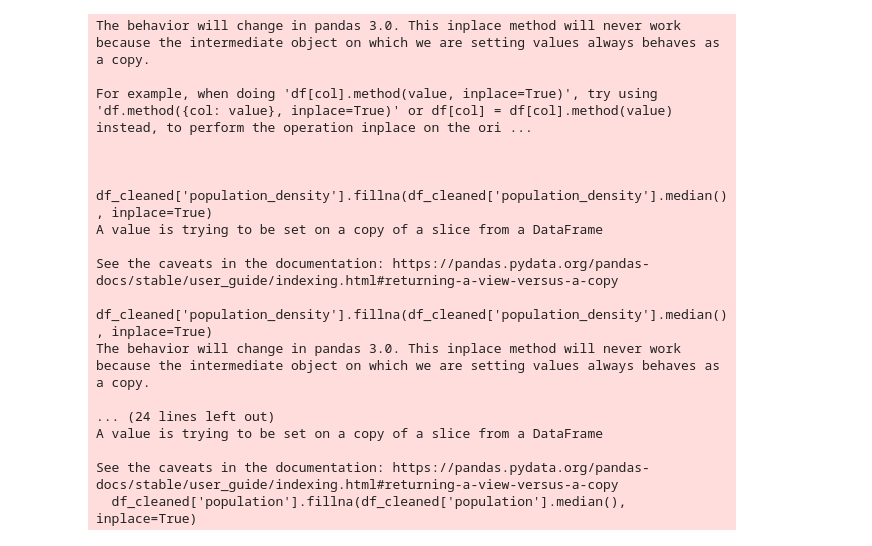
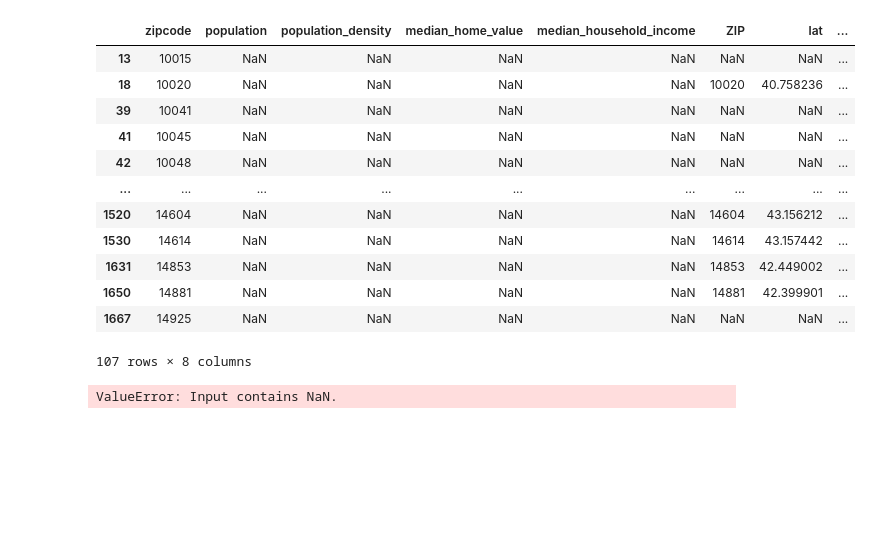
Before and after one commit to NikAkt/reiah, a Jupyter notebook: data_analytics/data_cleaning/housing_data/house_price.ipynb, the cells around one changed output. Drawn from its saved outputs; the diff is of its cells as text; code cells hidden in the pictures; blank space fills up the shorter version.

```diff
--- a/data_analytics/data_cleaning/housing_data/house_price.ipynb
+++ b/data_analytics/data_cleaning/housing_data/house_price.ipynb
@@ -65,23 +209,26 @@ Rows with missing values:
-# %%
-df_cleaned['population_density'].fillna(df_cleaned['population_density'].median(), inplace=True)
-df_cleaned['median_home_value'].fillna(df_cleaned['median_home_value'].median(), inplace=True)
-df_cleaned['median_household_income'].fillna(df_cleaned['median_household_income'].median(), inplace=True)
-df_cleaned['population'].fillna(df_cleaned['population'].median(), inplace=True)
-# %% [output]
-The behavior will change in pandas 3.0. This inplace method will never work because the intermediate object on which we are setting values always behaves as a copy.
-
-For example, when doing 'df[col].method(value, inplace=True)', try using 'df.method({col: value}, inplace=True)' or df[col] = df[col].method(value) instead, to perform the operation inplace on the ori ...
-
-
-  df_cleaned['population_density'].fillna(df_cleaned['population_density'].median(), inplace=True)
-A value is trying to be set on a copy of a slice from a DataFrame
-
-See the caveats in the documentation: https://pandas.pydata.org/pandas-docs/stable/user_guide/indexing.html#returning-a-view-versus-a-copy
-  df_cleaned['population_density'].fillna(df_cleaned['population_density'].median(), inplace=True)
-The behavior will change in pandas 3.0. This inplace method will never work because the intermediate object on which we are setting values always behaves as a copy.
-
-... (24 lines left out)
-A value is trying to be set on a copy of a slice from a DataFrame
-
-See the caveats in the documentation: https://pandas.pydata.org/pandas-docs/stable/user_guide/indexing.html#returning-a-view-versus-a-copy
-  df_cleaned['population'].fillna(df_cleaned['population'].median(), inplace=True)
+# %%
+# Rename the columns to match the rest of the script
+df_cleaned.rename(columns={'LAT': 'lat', 'LNG': 'lng'}, inplace=True)
+# %%
+# Converting necessary fields to numeric and latitude/longitude to radians for geographic calculations
+df_cleaned.loc[:, 'zipcode'] = pd.to_numeric(df_cleaned['zipcode'], errors='coerce')
+df_cleaned.loc[:, 'lat'] = pd.to_numeric(df_cleaned['lat'], errors='coerce')
+df_cleaned.loc[:, 'lng'] = pd.to_numeric(df_cleaned['lng'], errors='coerce')
+df_cleaned[['lat_rad', 'lng_rad']] = np.radians(df_cleaned[['lat', 'lng']])
+# %%
+missing_values = df_cleaned[df_cleaned['median_home_value'].isnull()]
+missing_values
+# %% [output]
+|  | zipcode | population | population_density | median_home_value | median_household_income | ZIP | lat | ... |
+| 13 | 10015 | NaN | NaN | NaN | NaN | NaN | NaN | ... |
+| 18 | 10020 | NaN | NaN | NaN | NaN | 10020 | 40.758236 | ... |
+| 39 | 10041 | NaN | NaN | NaN | NaN | NaN | NaN | ... |
+| 41 | 10045 | NaN | NaN | NaN | NaN | NaN | NaN | ... |
+| 42 | 10048 | NaN | NaN | NaN | NaN | NaN | NaN | ... |
+| ... | ... | ... | ... | ... | ... | ... | ... | ... |
+| 1520 | 14604 | NaN | NaN | NaN | NaN | 14604 | 43.156212 | ... |
+| 1530 | 14614 | NaN | NaN | NaN | NaN | 14614 | 43.157442 | ... |
+| 1631 | 14853 | NaN | NaN | NaN | NaN | 14853 | 42.449002 | ... |
+| 1650 | 14881 | NaN | NaN | NaN | NaN | 14881 | 42.399901 | ... |
+| 1667 | 14925 | NaN | NaN | NaN | NaN | NaN | NaN | ... |
+107 rows × 8 columns
@@ -87,0 +237,31 @@ See the caveats in the documentation: https://pandas.pydata.org/pandas-docs/stab
+# %%
+from sklearn.neighbors import BallTree
+import numpy as np
+
+# Convert lat/lng to radians for use in BallTree
+df_cleaned[['lat_rad', 'lng_rad']] = np.radians(df_cleaned[['lat', 'lng']])
+
+# Create a BallTree
+tree = BallTree(df_cleaned[['lat_rad', 'lng_rad']].dropna())
+
+# Enhanced imputation function for median home values and household incomes
+def impute_values(row, column_name, k=10):
+    if pd.isna(row[column_name]):
+        # Query the tree for the k closest points
+        distances, indices = tree.query([row[['lat_rad', 'lng_rad']]], k=k)
+        # Calculate the average of these points' column values
+        valid_values = df_cleaned.iloc[indices[0]][column_name].dropna()
+        if valid_values.empty:
+            return df_cleaned[column_name].dropna().mean()  # Fallback to the overall mean if no valid neighbors
+        return valid_values.mean()
+    else:
+        return row[column_name]
+
+# Apply the enhanced functions
+df_cleaned['median_home_value'] = df_cleaned.apply(impute_values, args=('median_home_value',), axis=1)
+df_cleaned['median_household_income'] = df_cleaned.apply(impute_values, args=('median_household_income',), axis=1)
+
+# Check the final status of missing values
+print(df_cleaned[['median_home_value', 'median_household_income']].isnull().sum())
+# %% [output]
+ValueError: Input contains NaN.
```
Also changed, not shown: parts of 19 cells of this notebook, 4 other files.
